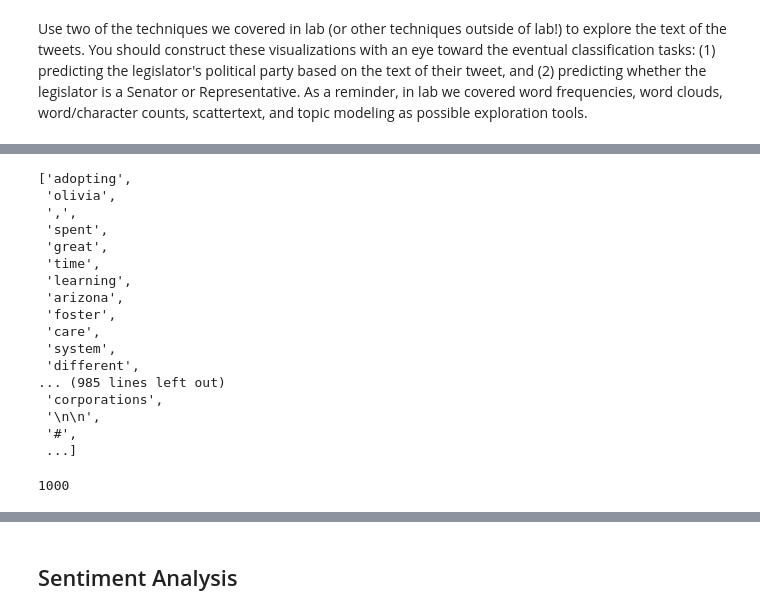
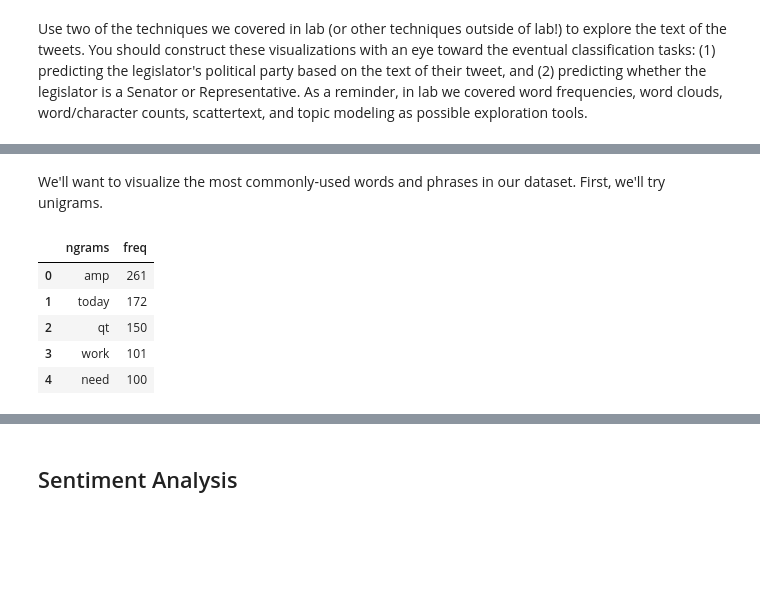
Before and after one commit to paulbsalamanca/CSS-Project-5-Team-6-Spring-2021, a Jupyter notebook: Project 5 Student.ipynb, the cells around one changed output, grey strips where cells are left out. Drawn from its saved outputs; the diff is of its cells as text; code cells hidden in the pictures; blank space fills up the shorter version.

```diff
--- a/Project 5 Student.ipynb
+++ b/Project 5 Student.ipynb
@@ -110,20 +240,0 @@ tokens_reduced = rem_punc_stop(congress_tweets['text'])
-# %%
-tokens_reduced
-# %% [output]
-['adopting',
- 'olivia',
- ',',
- 'spent',
- 'great',
- 'time',
- 'learning',
- 'arizona',
- 'foster',
- 'care',
- 'system',
- 'different',
-... (985 lines left out)
- 'corporations',
- '\n\n',
- '#',
- ...]
@@ -133,4 +241,21 @@ tokens_reduced = [tokens_reduced.append(word) for word in congress_tweets['token
-# %%
-len(tokens_reduced)
-# %% [output]
-1000
+# %% [markdown]
+We'll want to visualize the most commonly-used words and phrases in our dataset. First, we'll try unigrams.
+# %%
+# initialize the BOW countervectorizer with ngram_range argument
+countvec = CountVectorizer(tokenizer = rem_punc_stop, ngram_range=(1,1))
+ngrams = countvec.fit_transform(congress_tweets['text'])
+
+dictionary_dataframe = pd.DataFrame(ngrams.todense(), columns = countvec.get_feature_names())
+# %%
+df_ngram = pd.DataFrame(dictionary_dataframe.sum().reset_index()).rename(columns={'index': 'ngrams', 0:'freq'})
+df_ngram = df_ngram.sort_values(by = ['freq'], ascending = False).reset_index(drop = True)
+df_ngram.head() # take a peek
+
+# interesting. What the heck is 'amp'? Am I just old...?
+# %% [output]
+|  | ngrams | freq |
+| 0 | amp | 261 |
+| 1 | today | 172 |
+| 2 | qt | 150 |
+| 3 | work | 101 |
+| 4 | need | 100 |
```
Also changed, not shown: parts of 30 cells of this notebook.
